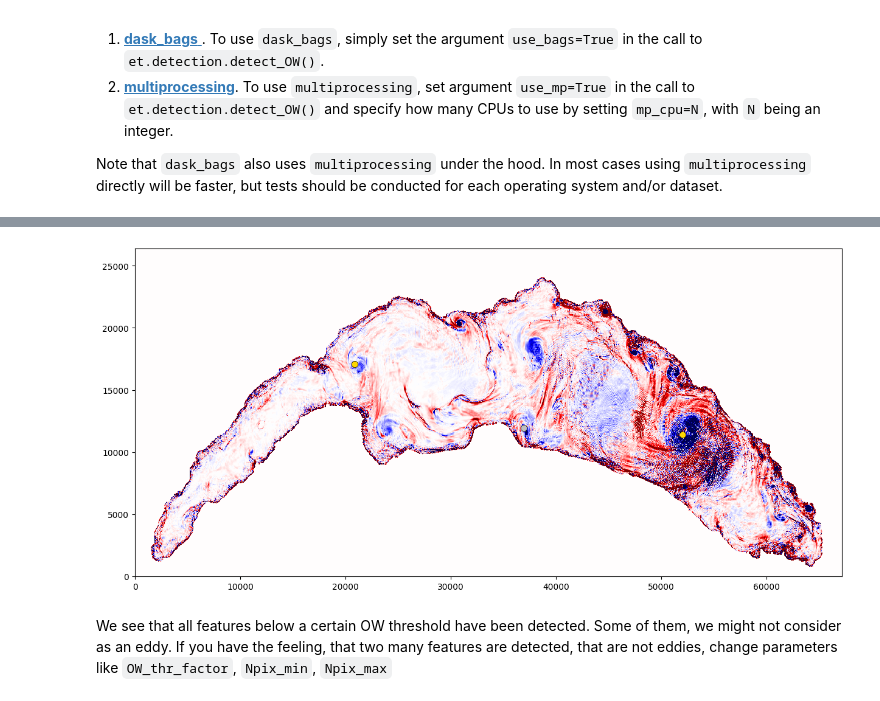
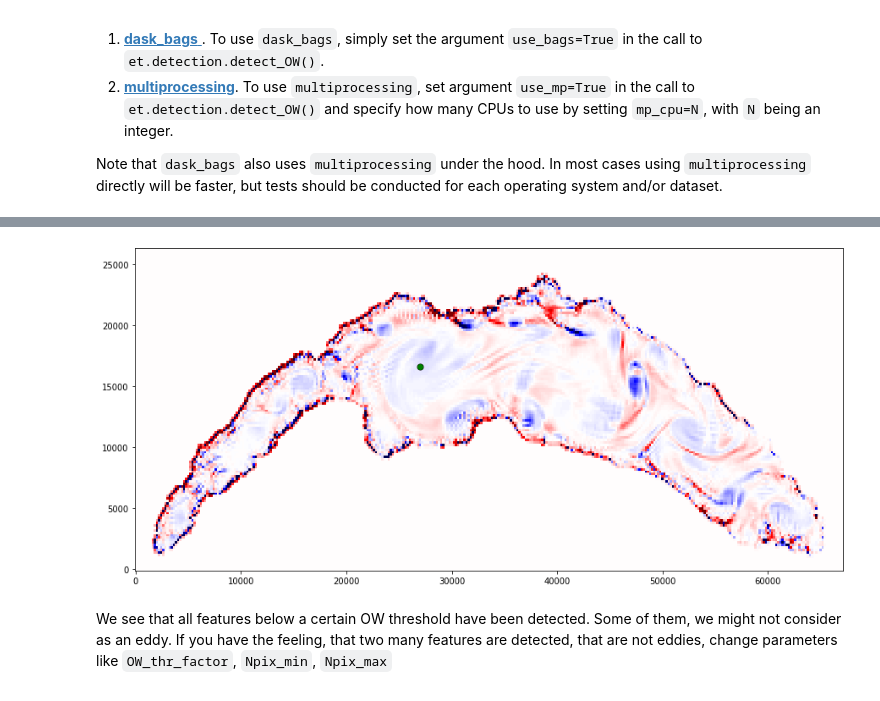
Before and after one commit to leroquan/eddytools, a Jupyter notebook: run_eddy_detection_OW.ipynb, the cells around one changed output, grey strips where cells are left out. Drawn from its saved outputs; the diff is of its cells as text; code cells hidden in the pictures.

```diff
--- a/run_eddy_detection_OW.ipynb
+++ b/run_eddy_detection_OW.ipynb
@@ -23,3 +21,9 @@ end_date_analysis = np.datetime64('2021-09-10T00:30:00.000000000')
+# %%
+str_start_time = "2023-12-24T00:30:00.000000000"
+str_end_time = "2023-12-25T00:30:00.000000000"
+
+start_date_analysis = np.datetime64(str_start_time)
+end_date_analysis = np.datetime64(str_end_time)
 # %% [markdown]
 ### Import OW results
 # %%
@@ -27,6 +31,6 @@ end_date_analysis = np.datetime64('2021-09-10T00:30:00.000000000')
 dt = 4.
 data_vel = xm.open_mdsdataset(datapath, delta_t=dt,
                             ignore_unknown_vars=True, grid_dir=gridpath,
-                            geometry="cartesian", calendar="standard", ref_date="2021-07-26 0:0:0",
+                            geometry="cartesian", calendar="standard", ref_date=ref_date,
                             prefix="3Dsnaps", endian='<')
 data_vel = data_vel.sel(time=slice(start_date_analysis, end_date_analysis))
@@ -37,3 +37,6 @@ data_OW = xr.open_dataset(outputpath + 'data_OW_std.nc').sel(time=slice(start_da
+# %%
+# Check notebook 'compute_OW' to compute this dataset
+data_OW = xr.open_dataset('/scratch/snx3000/aleroqua/geneva_200m_4months/' + 'data_OW_std.nc').sel(time=slice(start_date_analysis, end_date_analysis))
 # %%
 data_int = xr.merge([data_vel,data_OW], compat='override').rename({"XG":"lon", "YG":"lat"})
 # %%
@@ -56,8 +59,8 @@ Things to note for the setting of `detection_parameters`:
 detection_parameters = {'model': 'MITgcm',
                         'grid': 'cartesian',
                         'hemi': 'north',
-                        'start_time': '2021-09-09T22:30:00.000000000', # time range start
-                        'end_time': '2021-09-10', # time range end
+                        'start_time': str_start_time, # time range start
+                        'end_time': str_end_time, # time range end
                         'calendar': 'standard', # calendar, must be either 360_day or standard
                         'lon1': 0, # minimum longitude of detection region
                         'lon2': 65000, # maximum longitude
@@ -129,24 +122,22 @@ eddies[2]
 # %%
 # Plot a single time step to see what the detection method detected
-t=2
+t=21
 d_p = detection_parameters
 plt.figure(figsize=(15,7))
 plt.pcolormesh(data_int['lon'], data_int['lat'].values, data_int.OW.isel(time=t).values,
                vmin=-1e-7, vmax=1e-7, cmap='seismic')
 
-for i in np.arange(0, len(eddies[t])-1):
-    if eddies[t][i]['lon'] < 0:
-        eddy_lon = eddies[t][i]['lon'] + 360
-    else:
-        eddy_lon = eddies[t][i]['lon']
+for i in np.arange(0, len(eddies[t])):
+    eddy_lon = eddies[t][i]['lon']
+    eddy_lat = eddies[t][i]['lat']
     if eddies[t][i]['type'] == 'cyclonic':
         for s, c in zip([7, 6], ['k', 'gold']):
-            plt.plot(eddy_lon, eddies[t][i]['lat'], marker='o', color=c, markersize=s)
+            plt.plot(eddy_lon, eddy_lat, marker='o', color=c, markersize=s)
     elif eddies[t][i]['type'] == 'anticyclonic':
         for s, c in zip([7, 6], ['k', 'green']):
-            plt.plot(eddy_lon, eddies[t][i]['lat'], marker='o', color=c, markersize=s)
+            plt.plot(eddy_lon, eddy_lat, marker='o', color=c, markersize=s)
 # %% [output]
-[figure, old version]
+[figure, new version]
 # %% [markdown]
 We see that all features below a certain OW threshold have been detected. Some of them, we might not consider as an eddy. If you have the feeling, that two many features are detected, that are not eddies, change parameters like `OW_thr_factor`, `Npix_min`, `Npix_max`
 # %%
```
Also changed, not shown: parts of 9 cells of this notebook, 3 other files.
